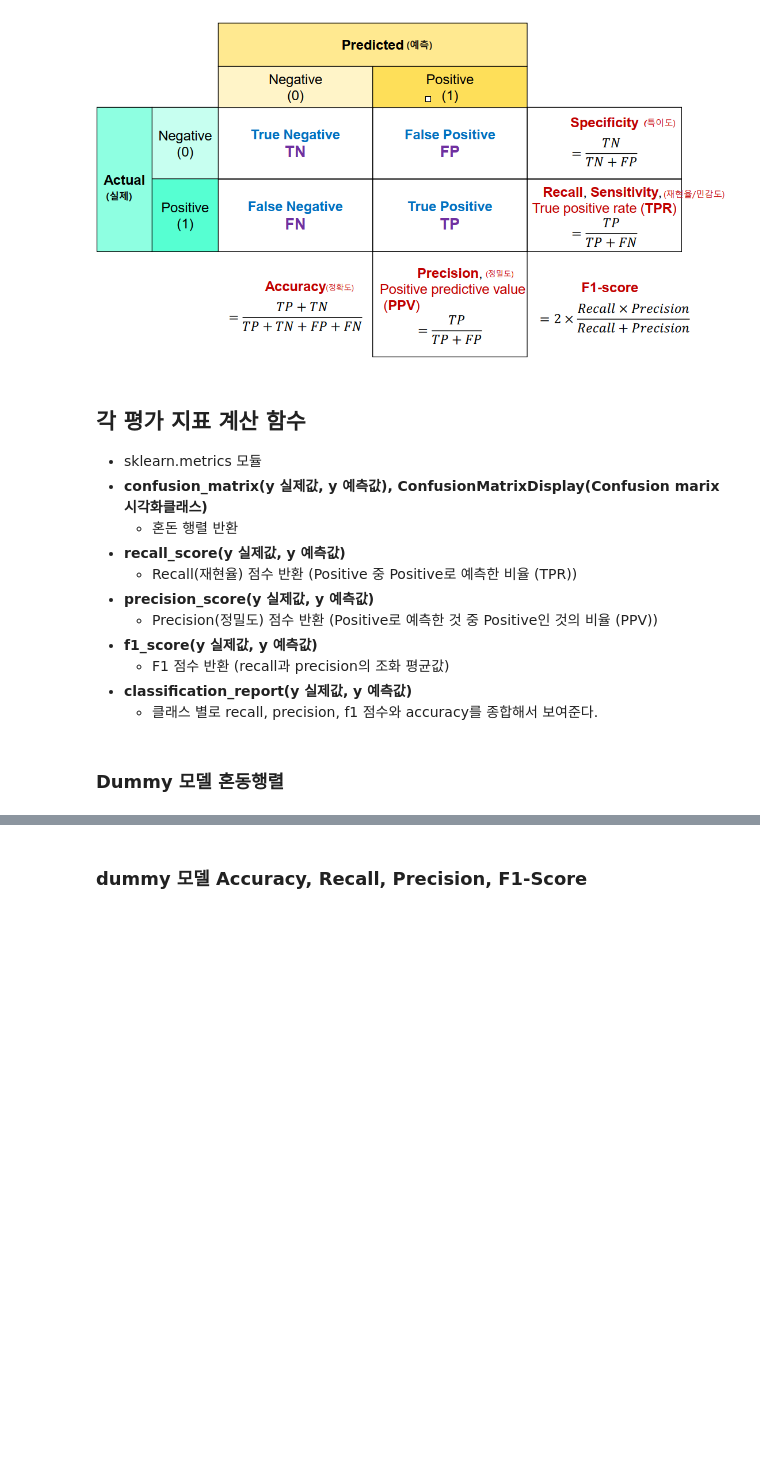
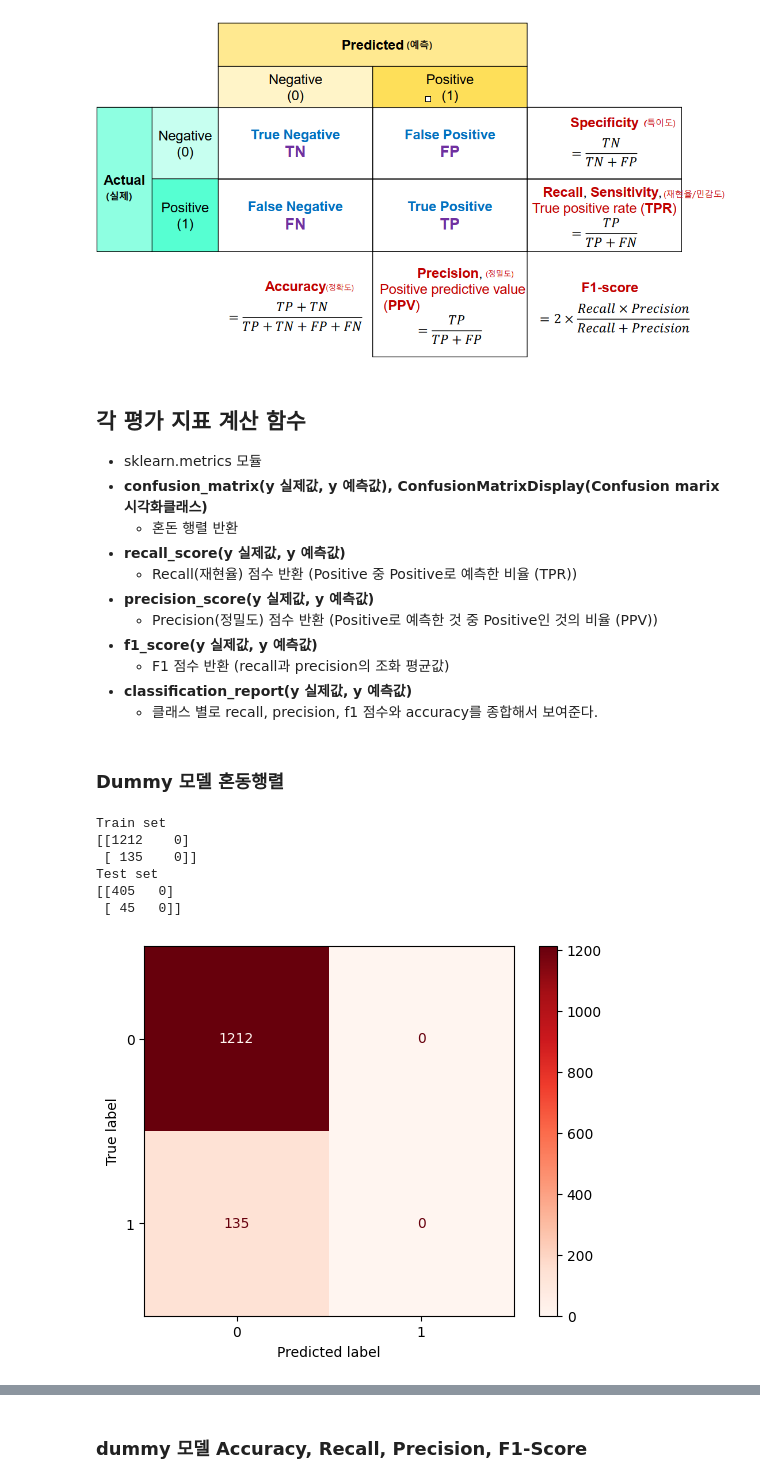
Before and after one commit to dawnhub/PLAYDATA-DA-35, a Jupyter notebook: classes/07_machine_learning/05_평가지표.ipynb, the cells around one changed output, grey strips where cells are left out. Drawn from its saved outputs; the diff is of its cells as text; code cells hidden in the pictures; blank space fills up the shorter version.

```diff
--- a/classes/07_machine_learning/05_평가지표.ipynb
+++ b/classes/07_machine_learning/05_평가지표.ipynb
@@ -101,0 +145,2 @@ plt.show()
+# %%
+y = np.where(y==9, 1, 0)  # true index의 값을 1로, false index의 값은 0으로 변경.
@@ -102,3 +154,7 @@ plt.show()
 # %% [markdown]
 ### 데이터셋 분할
 - train/test 로 분할
+# %%
+from sklearn.model_selection import train_test_split
+X_train, X_test, y_train, y_test = train_test_split(X, y, stratify=y, test_size=0.25, random_state=0)
+X_train.shape, X_test.shape
@@ -108,3 +166,20 @@ plt.show()
 #### Dummy Model 정의
 - dummy model: 진짜 모델이 아니라 모델을 흉내낸 모델을 말한다.
 - Target Label 최빈값으로 예측하는 dummy model 을 정의.
+# %%
+from sklearn.dummy import DummyClassifier
+from sklearn.metrics import accuracy_score
+# y의 최빈값으로 무조건 예측(추론)하는 더미 모델을 생성
+d_model = DummyClassifier(strategy="most_frequent")
+# 학습
+d_model.fit(X_train, y_train)  # y_train의 최빈값을 찾기. => 0
+# 정확도 검증
+## 모델 추론
+pred_train = d_model.predict(X_train)  # fit할때 찾은 최빈값으로 추론.
+pred_test = d_model.predict(X_test)
+## 정확도 계산
+train_acc = accuracy_score(y_train, pred_train)
+test_acc = accuracy_score(y_test, pred_test)
+
+print(f"Train set 정확도: {train_acc}")
+print(f"Test set 정확도: {test_acc}")
@@ -186,2 +275,24 @@ plt.show()
 # %% [markdown]
 ###   Dummy 모델 혼동행렬
+# %%
+### pred_train, pred_test - dummy 모델 추론결과
+
+print("Train set")
+train_cm = confusion_matrix(y_train, pred_train)
+print(train_cm)
+print("Test set")
+test_cm = confusion_matrix(y_test, pred_test)
+print(test_cm)
+# %% [output]
+Train set
+[[1212    0]
+ [ 135    0]]
+Test set
+[[405   0]
+ [ 45   0]]
+# %%
+####  혼동 행렬 시각화
+disp_train = ConfusionMatrixDisplay(train_cm)  # 혼동행렬 계산 결과
+disp_train.plot(cmap="Reds");
+# %% [output]
+[figure, added]
```
Also changed, not shown: parts of 83 cells of this notebook, 18 other files.
